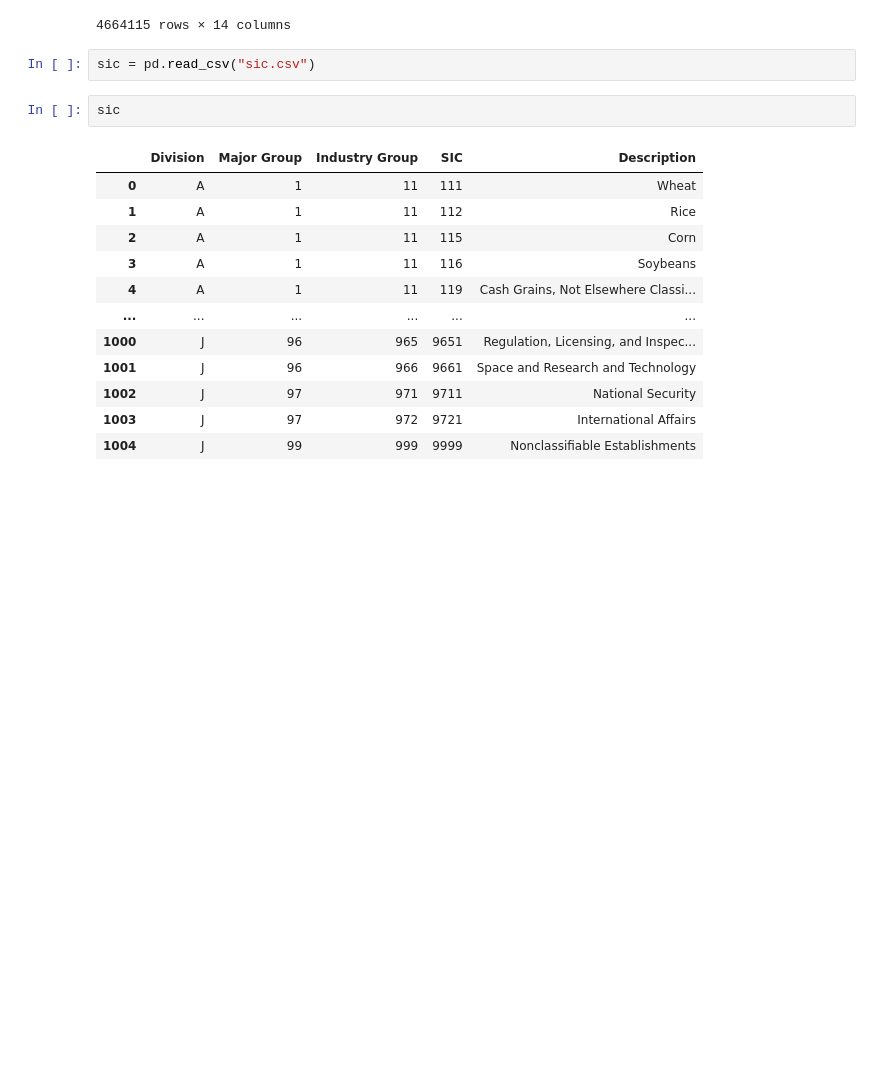
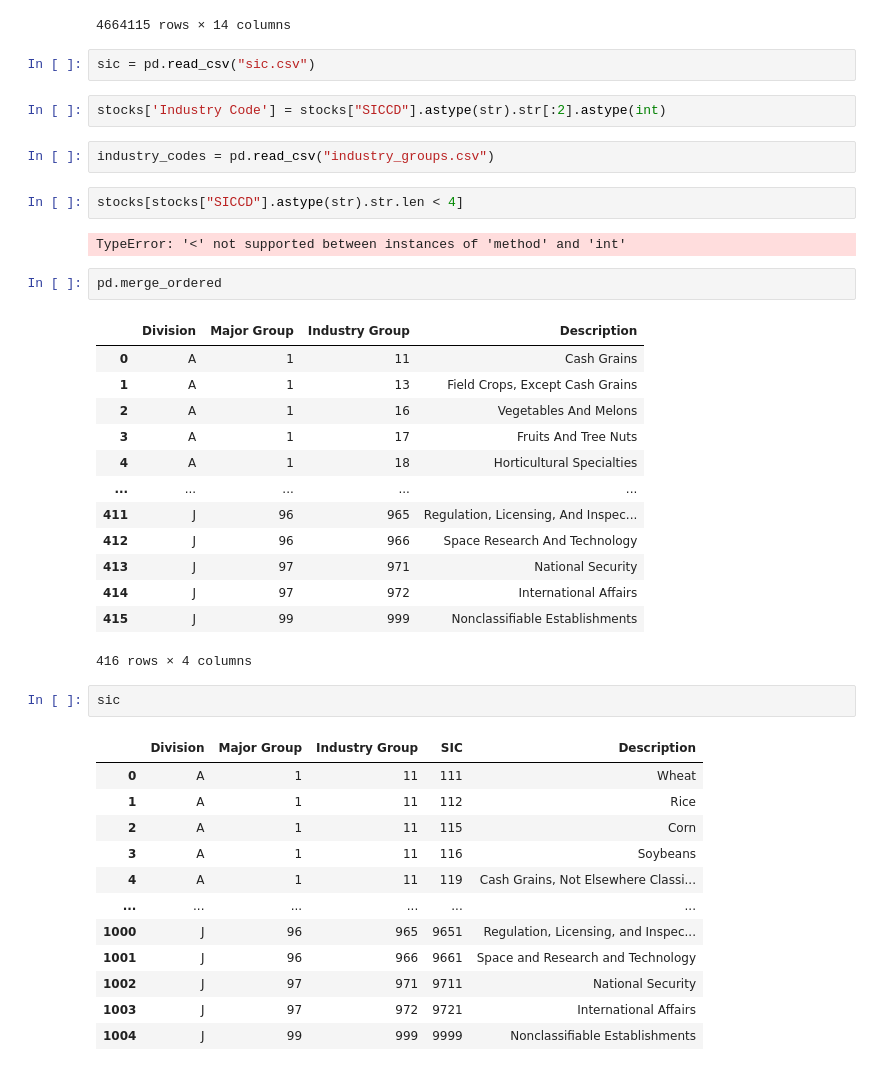
Before and after one commit to pranavrc111/inflation_trading, a Jupyter notebook: trading.ipynb, the cells around one changed output. Cells and saved outputs as stored; diff of their text form; blank space fills up the shorter version.

```diff
--- a/trading.ipynb
+++ b/trading.ipynb
@@ -226,6 +210,30 @@ merged
 4664115 rows × 14 columns
 # %%
 sic = pd.read_csv("sic.csv")
+# %%
+stocks['Industry Code'] = stocks["SICCD"].astype(str).str[:2].astype(int)
+# %%
+industry_codes = pd.read_csv("industry_groups.csv")
+# %%
+stocks[stocks["SICCD"].astype(str).str.len < 4]
+# %% [output]
+TypeError: '<' not supported between instances of 'method' and 'int'
+# %%
+pd.merge_ordered
+# %% [output]
+|  | Division | Major Group | Industry Group | Description |
+| 0 | A | 1 | 11 | Cash Grains |
+| 1 | A | 1 | 13 | Field Crops, Except Cash Grains |
+| 2 | A | 1 | 16 | Vegetables And Melons |
+| 3 | A | 1 | 17 | Fruits And Tree Nuts |
+| 4 | A | 1 | 18 | Horticultural Specialties |
+| ... | ... | ... | ... | ... |
+| 411 | J | 96 | 965 | Regulation, Licensing, And Inspec... |
+| 412 | J | 96 | 966 | Space Research And Technology |
+| 413 | J | 97 | 971 | National Security |
+| 414 | J | 97 | 972 | International Affairs |
+| 415 | J | 99 | 999 | Nonclassifiable Establishments |
+416 rows × 4 columns
 # %%
 sic
 # %% [output]
```
Also changed, not shown: parts of 10 cells of this notebook, 4 other files.
